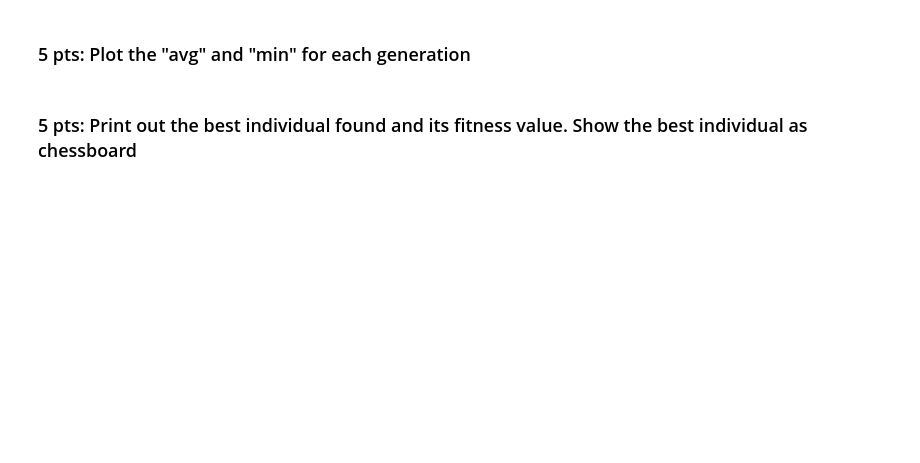
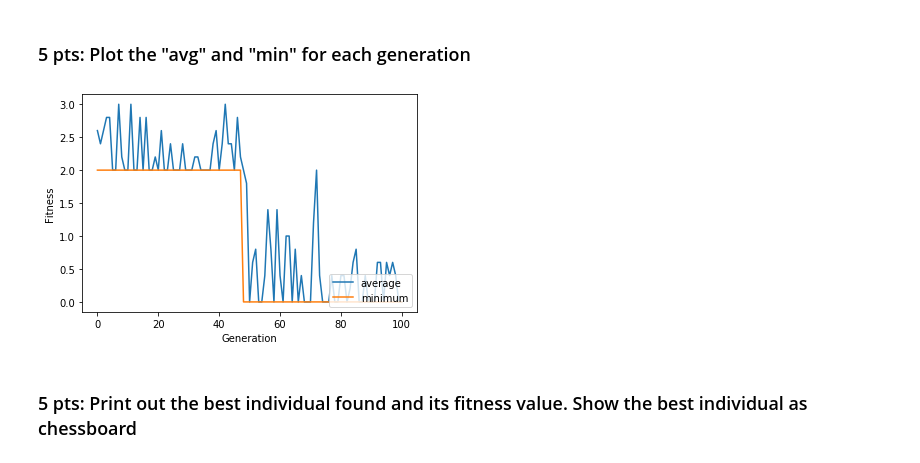
Before and after one commit to derrek-gass/CSC180-MP4, a Jupyter notebook: DEAP_n_queens_on_canvas.ipynb, the cells around one changed output. Drawn from its saved outputs; the diff is of its cells as text; code cells hidden in the pictures; blank space fills up the shorter version.

```diff
--- a/DEAP_n_queens_on_canvas.ipynb
+++ b/DEAP_n_queens_on_canvas.ipynb
@@ -435,3 +483,6 @@ stats.register("avg", np.mean)
 stats.register("min", np.min)
 # %% [markdown]
 ### 10 pts:  Writer your code in the cell below to create the first generation, the hall of fame, and launch the genetic algorithm: eaSimple().   Run the algorithm for 100 generations.
+# %%
+hof = tools.HallOfFame(maxsize=1)
+pop, log= algorithms.eaSimple(pop, toolbox, cxpb=0.5, mutpb=0.2, ngen=100, stats=stats, halloffame=hof, verbose=True)
@@ -445,2 +509,13 @@ import matplotlib.pyplot as plt
+# %%
+gen, avg, min_ = log.select("gen", "avg", "min")
+
+plt.plot(gen, avg, label="average")
+plt.plot(gen, min_, label="minimum")
+plt.xlabel("Generation")
+plt.ylabel("Fitness")
+plt.legend(loc="lower right")
+plt.show()
+# %% [output]
+[figure, added]
 # %% [markdown]
 ### 5 pts:  Print out the best individual found and its fitness value.  Show the best individual as chessboard
```
Also changed, not shown: parts of 28 cells of this notebook.
